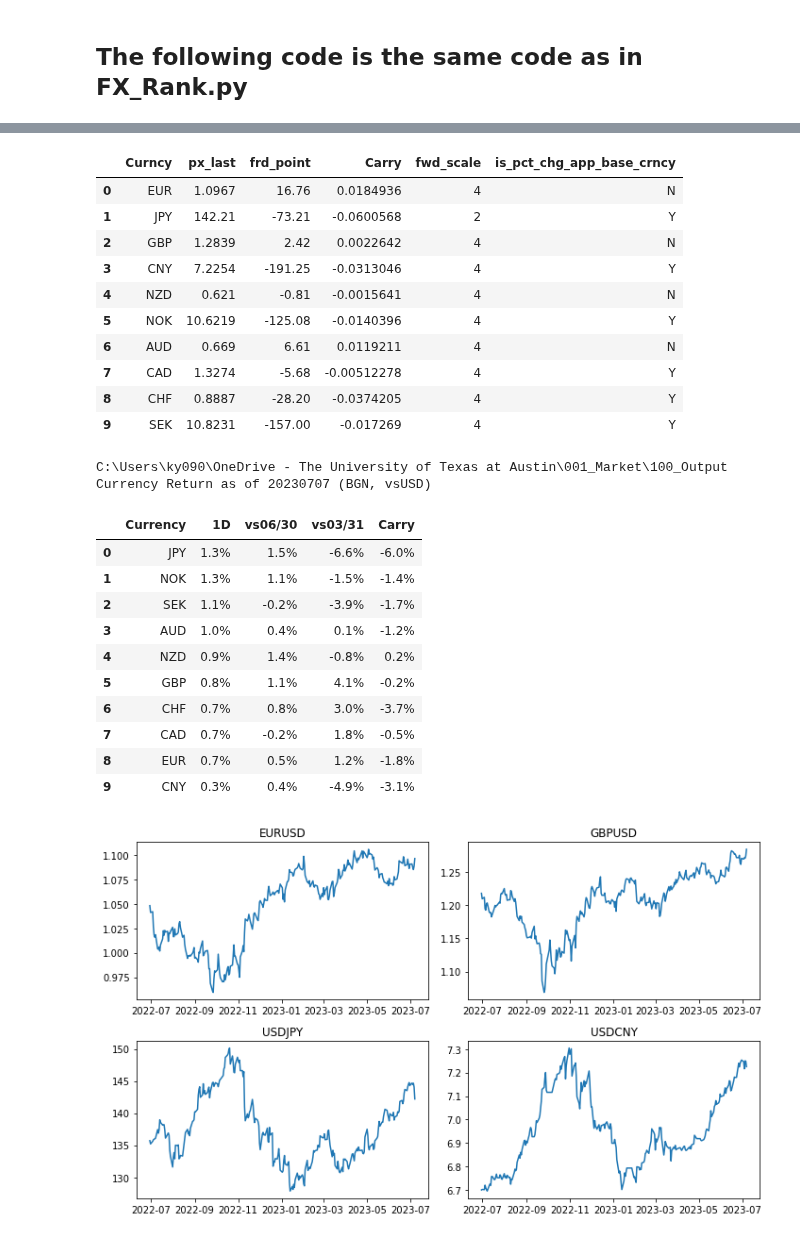
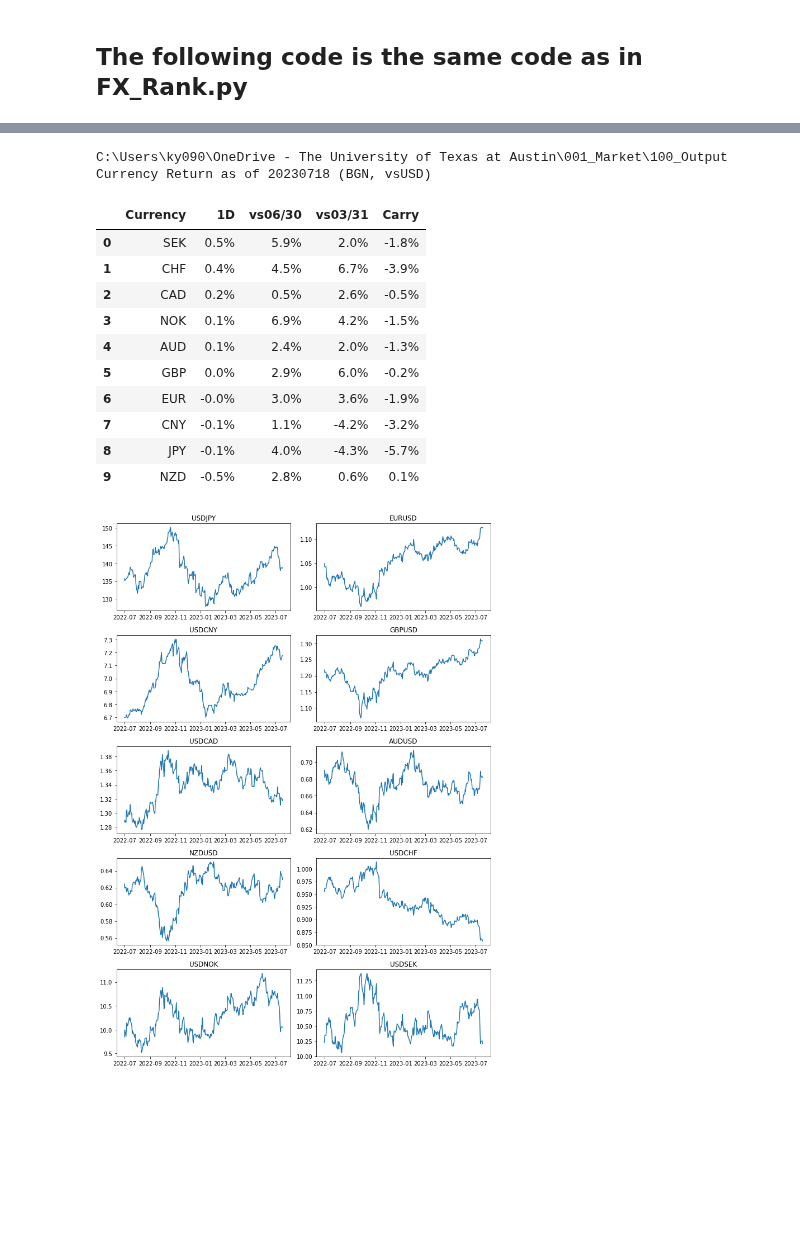
Before and after one commit to ken-100/Investment_Python, a Jupyter notebook: Market/Monitoring/FX_Rank.ipynb, the cells around one changed output, grey strips where cells are left out. Drawn from its saved outputs; the diff is of its cells as text; code cells hidden in the pictures; blank space fills up the shorter version.

```diff
--- a/Market/Monitoring/FX_Rank.ipynb
+++ b/Market/Monitoring/FX_Rank.ipynb
@@ -52,7 +52,7 @@ if TDA.month > 3 or (TDA.month == 3 and TDA.day == 31):
 else:
     YE = date(TDA.year - 1, 3, 31).strftime("%Y%m%d")
 
-L = ["EUR","JPY","GBP","CNY","NZD","NOK","AUD","CAD","CHF","SEK"]
+L = ["JPY","EUR","CNY","GBP","CAD","AUD","NZD","CHF","NOK","SEK"]
 T = [i + "USD BGN Curncy" for i in L]
 df = blp.bdh(T, "px_last", YE, ODA, Days="W", Fill="P").reset_index()
 df = df[["index"]+T]
@@ -75,5 +101,5 @@ df
 # %%
-L2 = ["EURUSD","USDJPY","GBPUSD","USDCNY"]
+L2 = [row['Curncy'] + 'USD' if row['is_pct_chg_app_base_crncy'] == 'N' else 'USD' + row['Curncy'] for _, row in BDP.iterrows()]
 T2 = [i + " BGN Curncy" for i in L2]
 df2 = blp.bdh(T2, "px_last", OYA, ODA, Days="W", Fill="P").reset_index()
 df2 = df2[["index"]+T2]
@@ -96,30 +122,3 @@ df2
-# %%
-T0 = [i + " BGN Curncy" for i in L]
-T1 = [i + "1M BGN Curncy" for i in L]
-T1 = [x.replace("CNY", "CNH") for x in T1]
-
-BDP0 = blp.bdp(tickers=T0, flds=["px_last","fwd_scale","is_pct_chg_app_base_crncy"]).loc[T0,:]
-BDP1 = blp.bdp(tickers=T1, flds=["px_last"]).loc[T1,:]
-
-BDP = BDP0.reset_index(drop=True)
-BDP.insert(0, "Curncy", L)
-BDP.insert(2, "frd_point", BDP1["px_last"].tolist())
-BDP.insert(3, "Carry", 0)
-BDP["Carry"] = (1 + BDP["frd_point"] / BDP["px_last"] / 10 ** BDP["fwd_scale"] ) ** 12 - 1
-
-BDP
-# %% [output]
-|  | Curncy | px_last | frd_point | Carry | fwd_scale | is_pct_chg_app_base_crncy |
-| 0 | EUR | 1.0967 | 16.76 | 0.0184936 | 4 | N |
-| 1 | JPY | 142.21 | -73.21 | -0.0600568 | 2 | Y |
-| 2 | GBP | 1.2839 | 2.42 | 0.0022642 | 4 | N |
-| 3 | CNY | 7.2254 | -191.25 | -0.0313046 | 4 | Y |
-| 4 | NZD | 0.621 | -0.81 | -0.0015641 | 4 | N |
-| 5 | NOK | 10.6219 | -125.08 | -0.0140396 | 4 | Y |
-| 6 | AUD | 0.669 | 6.61 | 0.0119211 | 4 | N |
-| 7 | CAD | 1.3274 | -5.68 | -0.00512278 | 4 | Y |
-| 8 | CHF | 0.8887 | -28.20 | -0.0374205 | 4 | Y |
-| 9 | SEK | 10.8231 | -157.00 | -0.017269 | 4 | Y |
 # %%
 TDA= workdays.workday(date.today(), days=-2) #Two days ago
 ME = (date(TDA.year, TDA.month, 1) + relativedelta(months=-1, day=31)).strftime("%Y/%m/%d") #Month End
@@ -136,7 +135,6 @@ for i in C:
     exec(f"d = {i}")
     FX[i] = (tmp / df.loc[df["Date"]==d, L] - 1).values[0]
 
-
 FX["Carry"] = np.where(BDP["is_pct_chg_app_base_crncy"] == "Y", BDP["Carry"], -BDP["Carry"])
 FX.sort_values(by="TDA", ascending=False, inplace=True)
 FX = FX.reset_index(drop=True)
@@ -144,49 +142,49 @@ FX = FX.reset_index(drop=True)
 C = ["Currency","1D","vs"+ME[5:],"vs"+YE[5:],"Carry"]
 FX.columns= C
 
-
 html = FX.style\
     .bar(subset=C[1:], align='mid', color=["pink", "lightblue"])\
     .format({c: '{:.1%}' for c in C[1:]})\
     .render()
 
-fig, ax = plt.subplots(2,2,figsize=(10,6),tight_layout=True)
+fig, ax = plt.subplots(5,2,figsize=(10,14),tight_layout=True)
 for i in range(len(L2)):
-    ax[i%2,i//2].plot(df2["Date"], df2[L2[i]])
-    ax[i%2,i//2].set_title(L2[i])
+    ax[i//2,i%2].plot(df2["Date"], df2[L2[i]])
+    ax[i//2,i%2].set_title(L2[i])
 plt.savefig("tmp.png")
 
 with open("tmp.png", "rb") as image_file:
     encoded_string = base64.b64encode(image_file.read()).decode()
 html += f'<img src="embedded-picture">'
 
 path = r"C:\Users\ky090\OneDrive - The University of Texas at Austin\001_Market\100_Output"
 path = path.replace("\\", "/")
 os.chdir(path)
 print(os.getcwd())
 with open("FX_" + datetime.now().strftime('%Y%m%d') + ".html", "w") as f:
     f.write(html)
 
 
 print("Currency Return as of "+ODA+" (BGN, vsUSD)")
+
 display(FX.style\
         .bar(subset=C[1:], align='mid', color=["pink", "lightblue"])\
         .format({c: '{:.1%}' for c in C[1:]})\
        )
 
 plt.show()
 # %% [output]
 C:\Users\ky090\OneDrive - The University of Texas at Austin\001_Market\100_Output
-Currency Return as of 20230707 (BGN, vsUSD)
+Currency Return as of 20230718 (BGN, vsUSD)
 |  | Currency | 1D | vs06/30 | vs03/31 | Carry |
-| 0 | JPY | 1.3% | 1.5% | -6.6% | -6.0% |
-| 1 | NOK | 1.3% | 1.1% | -1.5% | -1.4% |
-| 2 | SEK | 1.1% | -0.2% | -3.9% | -1.7% |
-| 3 | AUD | 1.0% | 0.4% | 0.1% | -1.2% |
-| 4 | NZD | 0.9% | 1.4% | -0.8% | 0.2% |
-| 5 | GBP | 0.8% | 1.1% | 4.1% | -0.2% |
-| 6 | CHF | 0.7% | 0.8% | 3.0% | -3.7% |
-| 7 | CAD | 0.7% | -0.2% | 1.8% | -0.5% |
-| 8 | EUR | 0.7% | 0.5% | 1.2% | -1.8% |
-| 9 | CNY | 0.3% | 0.4% | -4.9% | -3.1% |
+| 0 | SEK | 0.5% | 5.9% | 2.0% | -1.8% |
+| 1 | CHF | 0.4% | 4.5% | 6.7% | -3.9% |
+| 2 | CAD | 0.2% | 0.5% | 2.6% | -0.5% |
+| 3 | NOK | 0.1% | 6.9% | 4.2% | -1.5% |
+| 4 | AUD | 0.1% | 2.4% | 2.0% | -1.3% |
+| 5 | GBP | 0.0% | 2.9% | 6.0% | -0.2% |
+| 6 | EUR | -0.0% | 3.0% | 3.6% | -1.9% |
+| 7 | CNY | -0.1% | 1.1% | -4.2% | -3.2% |
+| 8 | JPY | -0.1% | 4.0% | -4.3% | -5.7% |
+| 9 | NZD | -0.5% | 2.8% | 0.6% | 0.1% |
-[figure, old version]
+[figure, new version]
```
Also changed, not shown: parts of 4 cells of this notebook.
